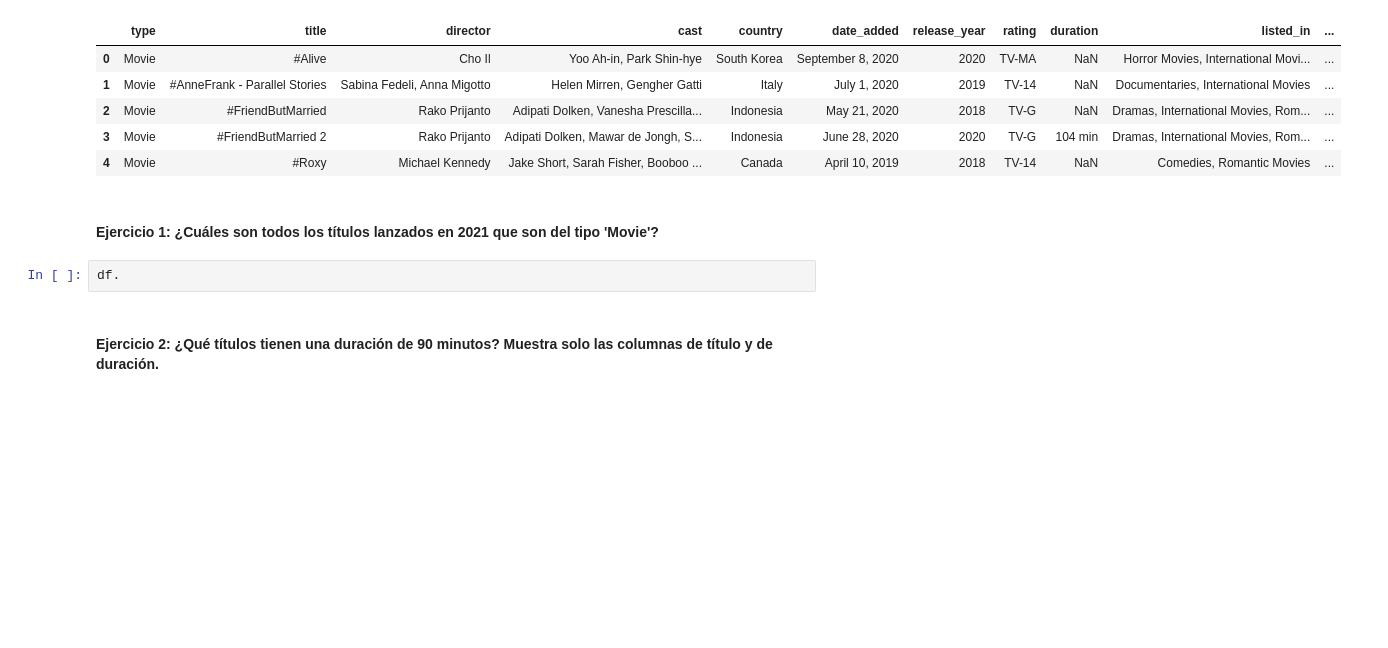
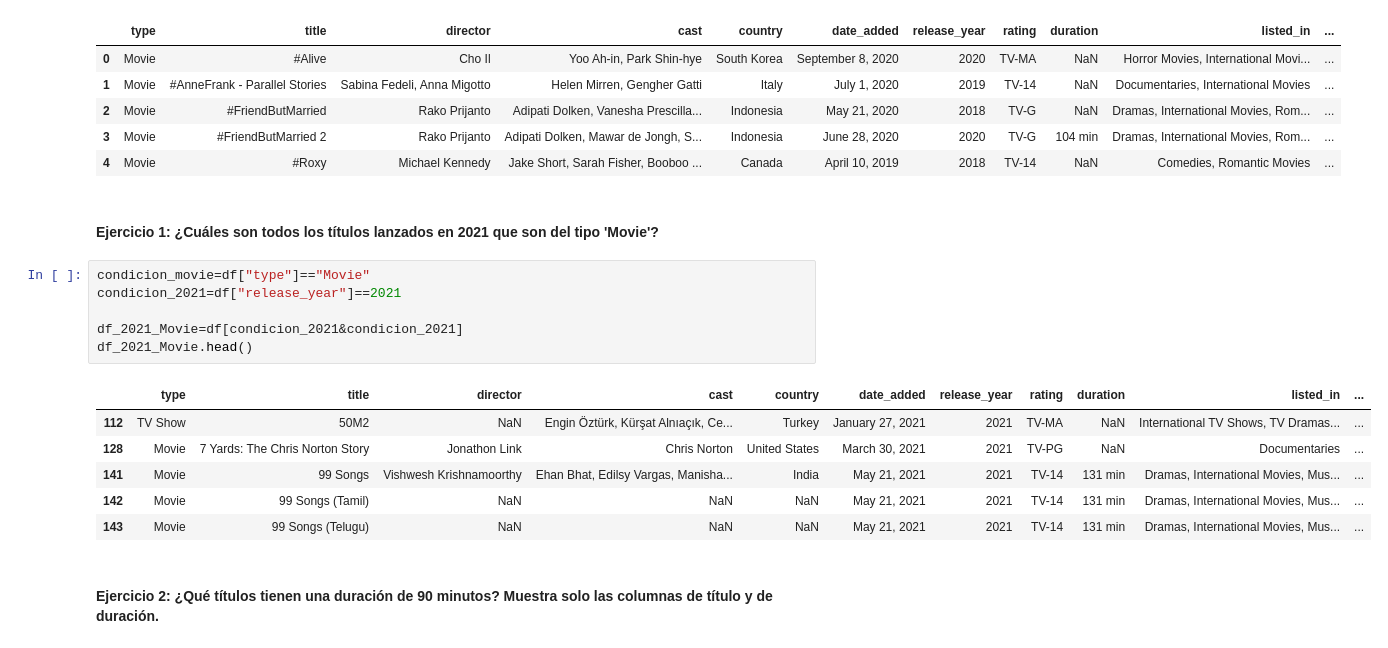
Before and after one commit to SrAlcast/2.3.filtrado_y_groupby, a Jupyter notebook: laboratorio-modulo2-leccion03-filtrado.ipynb, the cells around one changed output. Cells and saved outputs as stored; diff of their text form; blank space fills up the shorter version.

```diff
--- a/laboratorio-modulo2-leccion03-filtrado.ipynb
+++ b/laboratorio-modulo2-leccion03-filtrado.ipynb
@@ -67,6 +67,17 @@ df.head()
 # %% [markdown]
 #### Ejercicio 1: ¿Cuáles son todos los títulos lanzados en 2021 que son del tipo 'Movie'?
 # %%
-df.
+condicion_movie=df["type"]=="Movie"
+condicion_2021=df["release_year"]==2021
+
+df_2021_Movie=df[condicion_2021&condicion_2021]
+df_2021_Movie.head()
+# %% [output]
+|  | type | title | director | cast | country | date_added | release_year | rating | duration | listed_in | ... |
+| 112 | TV Show | 50M2 | NaN | Engin Öztürk, Kürşat Alnıaçık, Ce... | Turkey | January 27, 2021 | 2021 | TV-MA | NaN | International TV Shows, TV Dramas... | ... |
+| 128 | Movie | 7 Yards: The Chris Norton Story | Jonathon Link | Chris Norton | United States | March 30, 2021 | 2021 | TV-PG | NaN | Documentaries | ... |
+| 141 | Movie | 99 Songs | Vishwesh Krishnamoorthy | Ehan Bhat, Edilsy Vargas, Manisha... | India | May 21, 2021 | 2021 | TV-14 | 131 min | Dramas, International Movies, Mus... | ... |
+| 142 | Movie | 99 Songs (Tamil) | NaN | NaN | NaN | May 21, 2021 | 2021 | TV-14 | 131 min | Dramas, International Movies, Mus... | ... |
+| 143 | Movie | 99 Songs (Telugu) | NaN | NaN | NaN | May 21, 2021 | 2021 | TV-14 | 131 min | Dramas, International Movies, Mus... | ... |
 # %% [markdown]
 #### Ejercicio 2: ¿Qué títulos tienen una duración de 90 minutos? Muestra solo las columnas de título y de duración.
```
Also changed, not shown: parts of 20 cells of this notebook.
